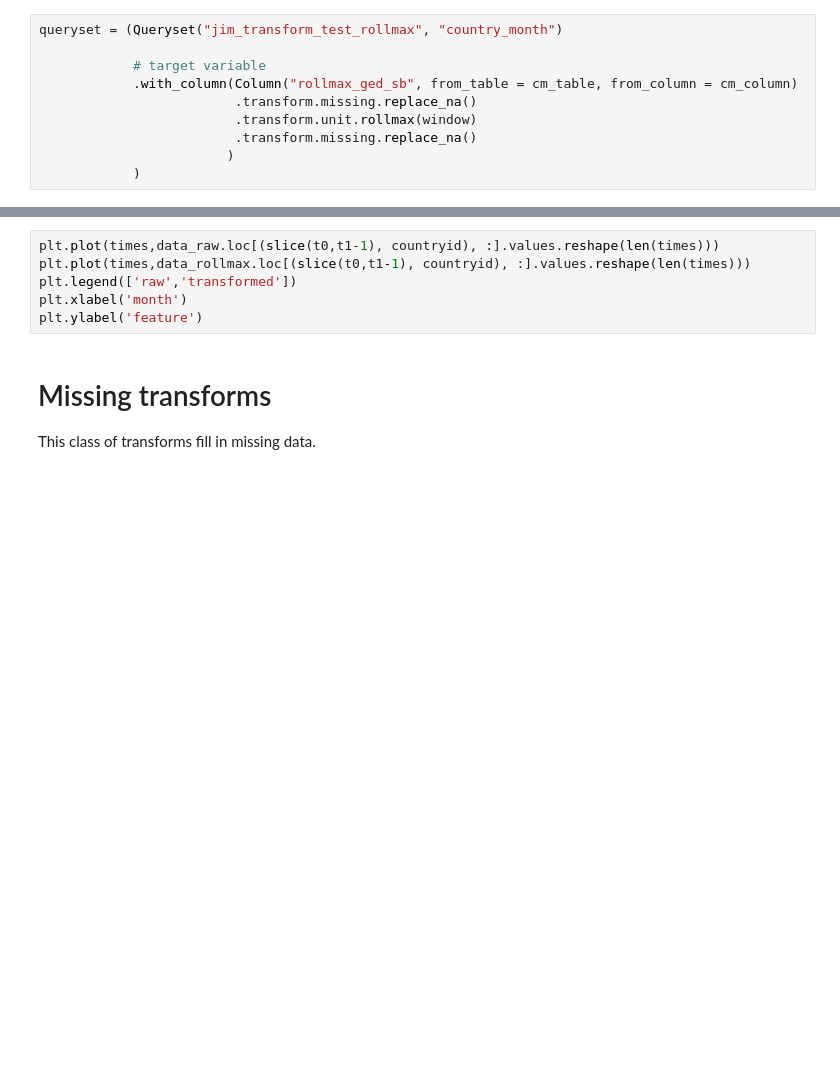
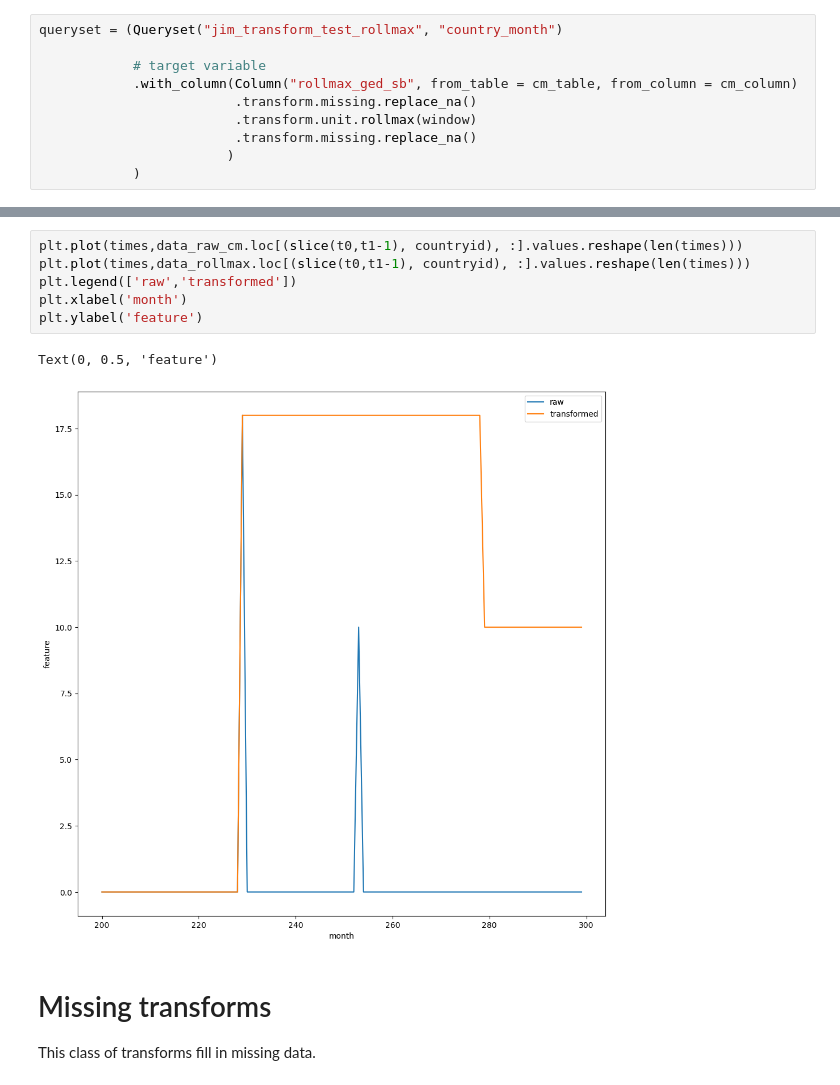
Before and after one commit to prio-data/views3, a Jupyter notebook: examples/transform_examples.ipynb, the cells around one changed output, grey strips where cells are left out. Saved outputs shown, nothing was run; the diff lists cells and outputs as text; blank space fills up the shorter version.

```diff
--- a/examples/transform_examples.ipynb
+++ b/examples/transform_examples.ipynb
@@ -1960,9 +1920,12 @@ print(data_rollmax)
 # %%
-plt.plot(times,data_raw.loc[(slice(t0,t1-1), countryid), :].values.reshape(len(times)))
+plt.plot(times,data_raw_cm.loc[(slice(t0,t1-1), countryid), :].values.reshape(len(times)))
 plt.plot(times,data_rollmax.loc[(slice(t0,t1-1), countryid), :].values.reshape(len(times)))
 plt.legend(['raw','transformed'])
 plt.xlabel('month')
 plt.ylabel('feature')
+# %% [output]
+Text(0, 0.5, 'feature')
+[figure, added]
 # %% [markdown]
 # Missing transforms
 
```
Also changed, not shown: parts of 110 cells of this notebook.
